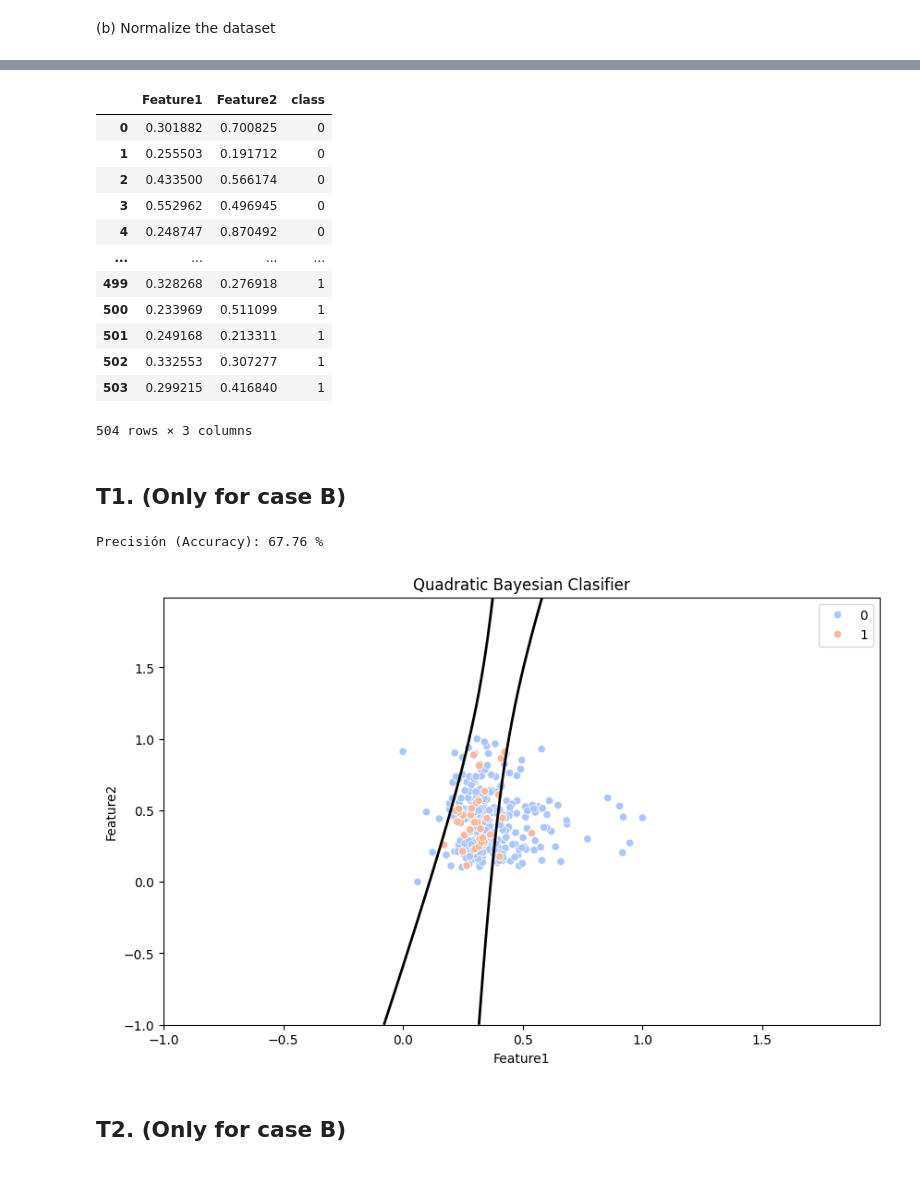
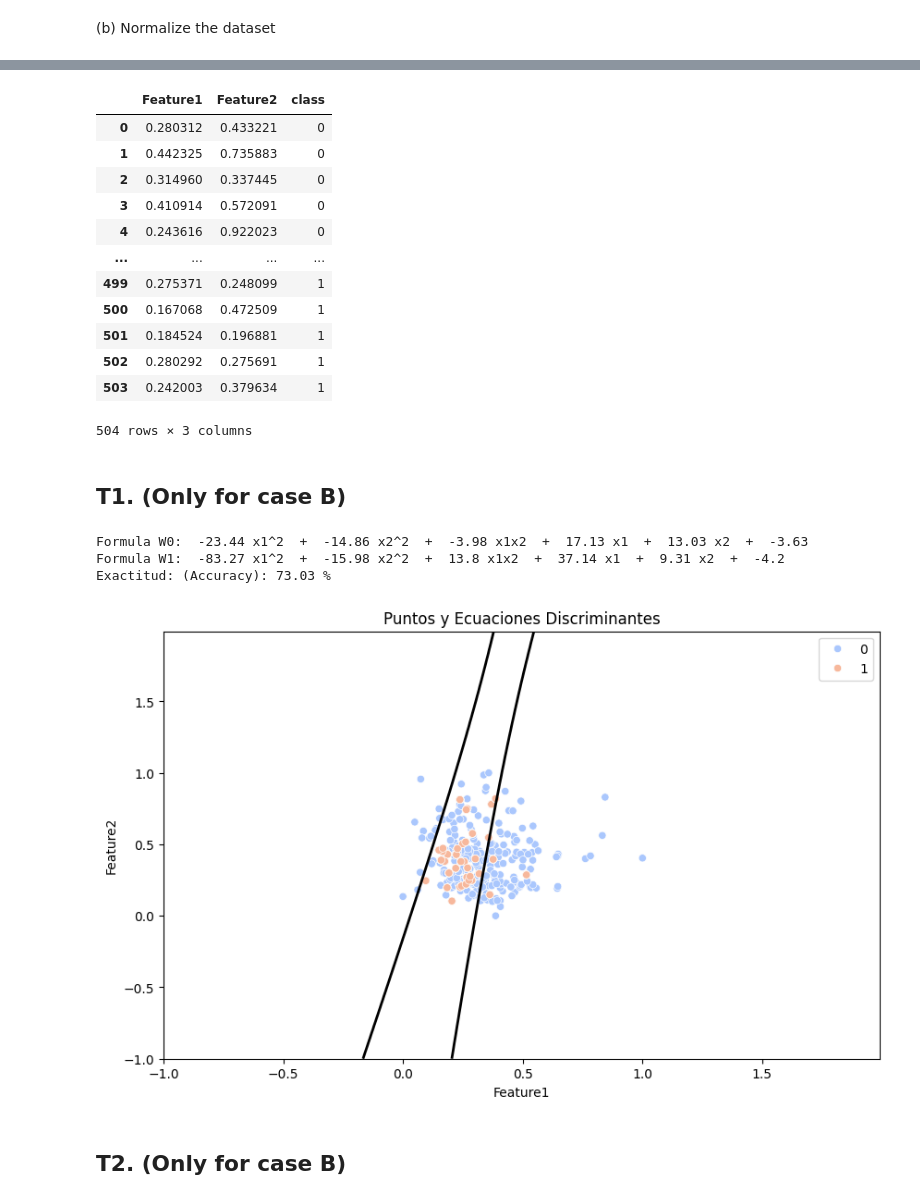
Before and after one commit to pedromartip/Supervised-Learning, a Jupyter notebook: Handout#2.ipynb, the cells around one changed output, grey strips where cells are left out. Drawn from its saved outputs; the diff is of its cells as text; code cells hidden in the pictures.

```diff
--- a/Handout#2.ipynb
+++ b/Handout#2.ipynb
@@ -16,5 +25,5 @@ from sklearn.metrics import accuracy_score
 # %%
-df = pd.read_csv('ds07.csv')
+df = pd.read_csv('ds03.csv')
 df
 # %% [output]
 |  | danceability | energy | key | loudness | mode | speechiness | acousticness | instrumentalness | ... |
@@ -65,17 +74,17 @@ dfB['class'] = df['class']
 dfB
 # %% [output]
 |  | Feature1 | Feature2 | class |
-| 0 | 0.301882 | 0.700825 | 0 |
-| 1 | 0.255503 | 0.191712 | 0 |
-| 2 | 0.433500 | 0.566174 | 0 |
-| 3 | 0.552962 | 0.496945 | 0 |
-| 4 | 0.248747 | 0.870492 | 0 |
+| 0 | 0.280312 | 0.433221 | 0 |
+| 1 | 0.442325 | 0.735883 | 0 |
+| 2 | 0.314960 | 0.337445 | 0 |
+| 3 | 0.410914 | 0.572091 | 0 |
+| 4 | 0.243616 | 0.922023 | 0 |
 | ... | ... | ... | ... |
-| 499 | 0.328268 | 0.276918 | 1 |
-| 500 | 0.233969 | 0.511099 | 1 |
-| 501 | 0.249168 | 0.213311 | 1 |
-| 502 | 0.332553 | 0.307277 | 1 |
-| 503 | 0.299215 | 0.416840 | 1 |
+| 499 | 0.275371 | 0.248099 | 1 |
+| 500 | 0.167068 | 0.472509 | 1 |
+| 501 | 0.184524 | 0.196881 | 1 |
+| 502 | 0.280292 | 0.275691 | 1 |
+| 503 | 0.242003 | 0.379634 | 1 |
 504 rows × 3 columns
 # %% [markdown]
 ## T1. (Only for case B)
@@ -84,16 +106,16 @@ dfB
 dfB_Train, dfB_Test = train_test_split(dfB, test_size=0.3, random_state=100)
 
 # Separamos las clases
-dfW0 = dfB_Train[dfB_Train['class'] == 0].drop('class', axis=1)
-dfW1 = dfB_Train[dfB_Train['class'] == 1].drop('class', axis=1)
+dfBW0 = dfB_Train[dfB_Train['class'] == 0].drop('class', axis=1)
+dfBW1 = dfB_Train[dfB_Train['class'] == 1].drop('class', axis=1)
 
 # Calculamos la media de cada caracteristica de cada clase
-meanW0 = np.array([dfW0['Feature1'].mean() , dfW0['Feature2'].mean()])
-meanW1 = np.array([dfW1['Feature1'].mean() , dfW1['Feature2'].mean()])
+meanW0 = np.array([dfBW0['Feature1'].mean() , dfBW0['Feature2'].mean()])
+meanW1 = np.array([dfBW1['Feature1'].mean() , dfBW1['Feature2'].mean()])
 
 # Calcular la media y la matriz de covarianza para cada clase
-covMatrixW0 = np.cov(dfW0, rowvar=False)
-covMatrixW1 = np.cov(dfW1, rowvar=False)
+covMatrixW0 = np.cov(dfBW0, rowvar=False)
+covMatrixW1 = np.cov(dfBW1, rowvar=False)
 
 
 #CREAMOS LA FUNCION DISCRIMINANTE
@@ -117,51 +139,54 @@ for i in range(len(X)):
         predictions.append(1)
 
 
+# Para obtener la formula
+A0, B0, C0, D0, E0, F0 = calculateCoeff(covMatrixW0,meanW0, c0)
+
+print('Formula W0: ',A0.round(2),'x1^2  + ',B0.round(2),'x2^2  + ',C0.round(2),'x1x2  + ',D0.round(2),'x1  + ',E0.round(2),'x2  + ',F0.round(2))
+
+    # Obtenemos los valores de:
+A1, B1, C1, D1, E1, F1 = calculateCoeff(covMatrixW1, meanW1, c1)
+
+print('Formula W1: ',A1.round(2),'x1^2  + ',B1.round(2),'x2^2  + ',C1.round(2),'x1x2  + ',D1.round(2),'x1  + ',E1.round(2),'x2  + ',F1.round(2))
 #Calculamos la precision del modelo
 accuracy = accuracy_score(y, predictions)
-print('Precisión (Accuracy):', (accuracy*100).round(2),'%')
+print('Exactitud: (Accuracy):', (accuracy*100).round(2),'%')
 # %% [output]
-Precisión (Accuracy): 67.76 %
+Formula W0:  -23.44 x1^2  +  -14.86 x2^2  +  -3.98 x1x2  +  17.13 x1  +  13.03 x2  +  -3.63
+Formula W1:  -83.27 x1^2  +  -15.98 x2^2  +  13.8 x1x2  +  37.14 x1  +  9.31 x2  +  -4.2
+Exactitud: (Accuracy): 73.03 %
 # %%
-import numpy as np
-import pandas as pd
-import matplotlib.pyplot as plt
-import seaborn as sns
-from numpy.linalg import inv, det
-from sklearn.model_selection import train_test_split
-from sklearn.metrics import accuracy_score
-
 # Supongamos que ya has realizado la división y el cálculo de las medias y covarianzas
 
 # Crea una malla de puntos para la visualización
 x_min, x_max = dfB['Feature1'].min() - 1, dfB['Feature1'].max() + 1
 y_min, y_max = dfB['Feature2'].min() - 1, dfB['Feature2'].max() + 1
 xx, yy = np.meshgrid(np.arange(x_min, x_max, 0.01), np.arange(y_min, y_max, 0.01))
 
 # Calcula las funciones discriminantes para cada punto en la malla
 Z0 = np.zeros_like(xx)
 Z1 = np.zeros_like(xx)
 
 for i in range(xx.shape[0]):
     for j in range(xx.shape[1]):
         point = np.array([xx[i, j], yy[i, j]])
         g0 = -0.5 * point.T @ inv(covMatrixW0) @ point + 0.5 * point.T @ inv(covMatrixW0) @ meanW0 + 0.5 * meanW0.T @ inv(covMatrixW0) @ point - 0.5 * meanW0.T @ inv(covMatrixW0) @ meanW0 + np.log(prior) + c0
         g1 = -0.5 * point.T @ inv(covMatrixW1) @ point + 0.5 * point.T @ inv(covMatrixW1) @ meanW1 + 0.5 * meanW1.T @ inv(covMatrixW1) @ point - 0.5 * meanW1.T @ inv(covMatrixW1) @ meanW1 + np.log(prior) + c1
         Z0[i, j] = g0
         Z1[i, j] = g1
 
 # Grafica los puntos y las regiones de decisión
 plt.figure(figsize=(10, 6))
 sns.scatterplot(x='Feature1', y='Feature2', hue='class', data=dfB, palette='coolwarm', legend='full')
 plt.contour(xx, yy, Z0-Z1, levels=[0], linewidths=2, colors='black')  # Línea de decisión
 
-plt.title('Quadratic Bayesian Clasifier')
+plt.title('Puntos y Ecuaciones Discriminantes')
 plt.xlabel('Feature1')
 plt.ylabel('Feature2')
 plt.legend(loc='upper right')
 plt.show()
 # %% [output]
-[figure, old version]
+[figure, new version]
 # %% [markdown]
 ## T2. (Only for case B)
 # %%
```
Also changed, not shown: parts of 14 cells of this notebook.
